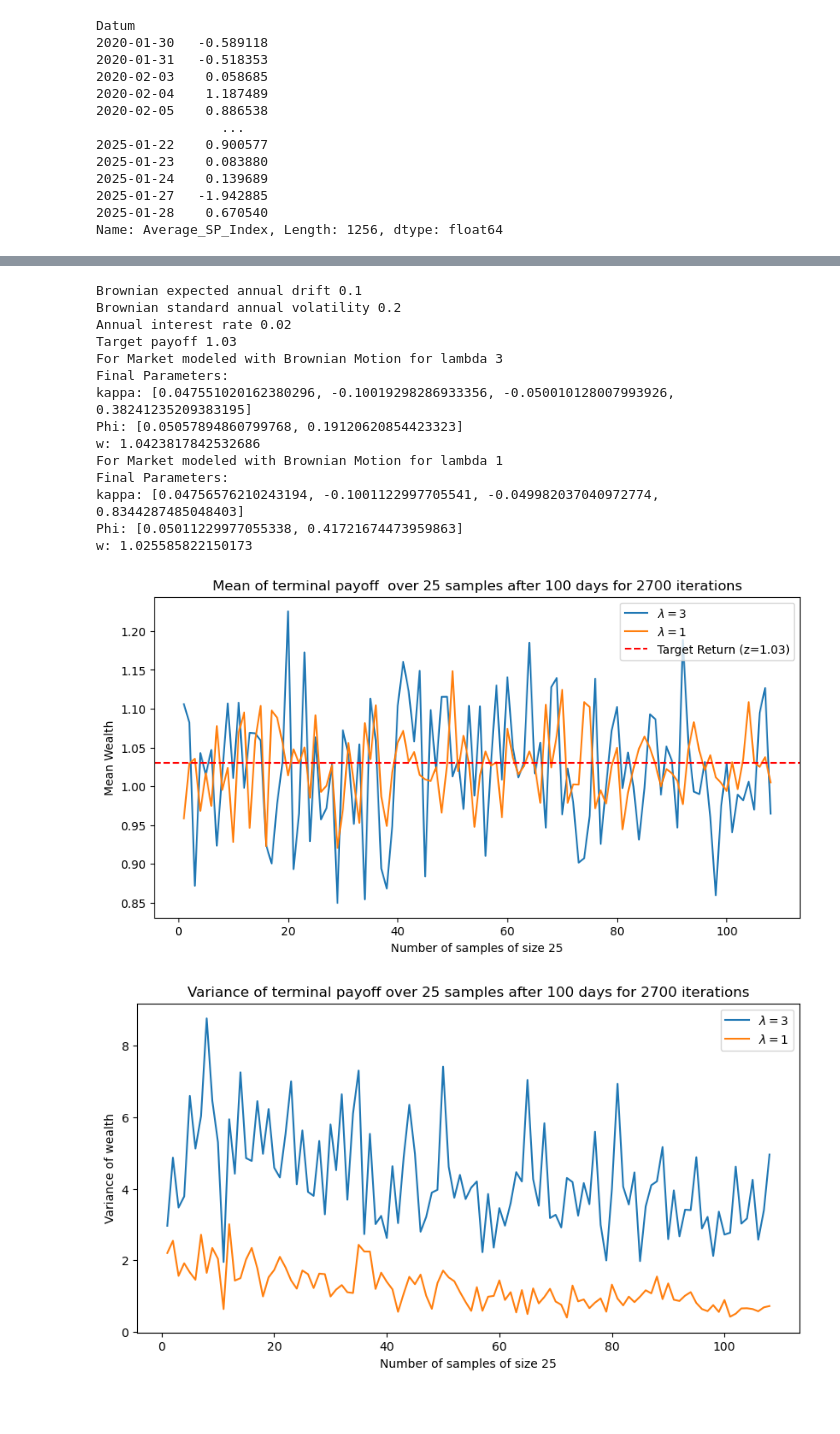
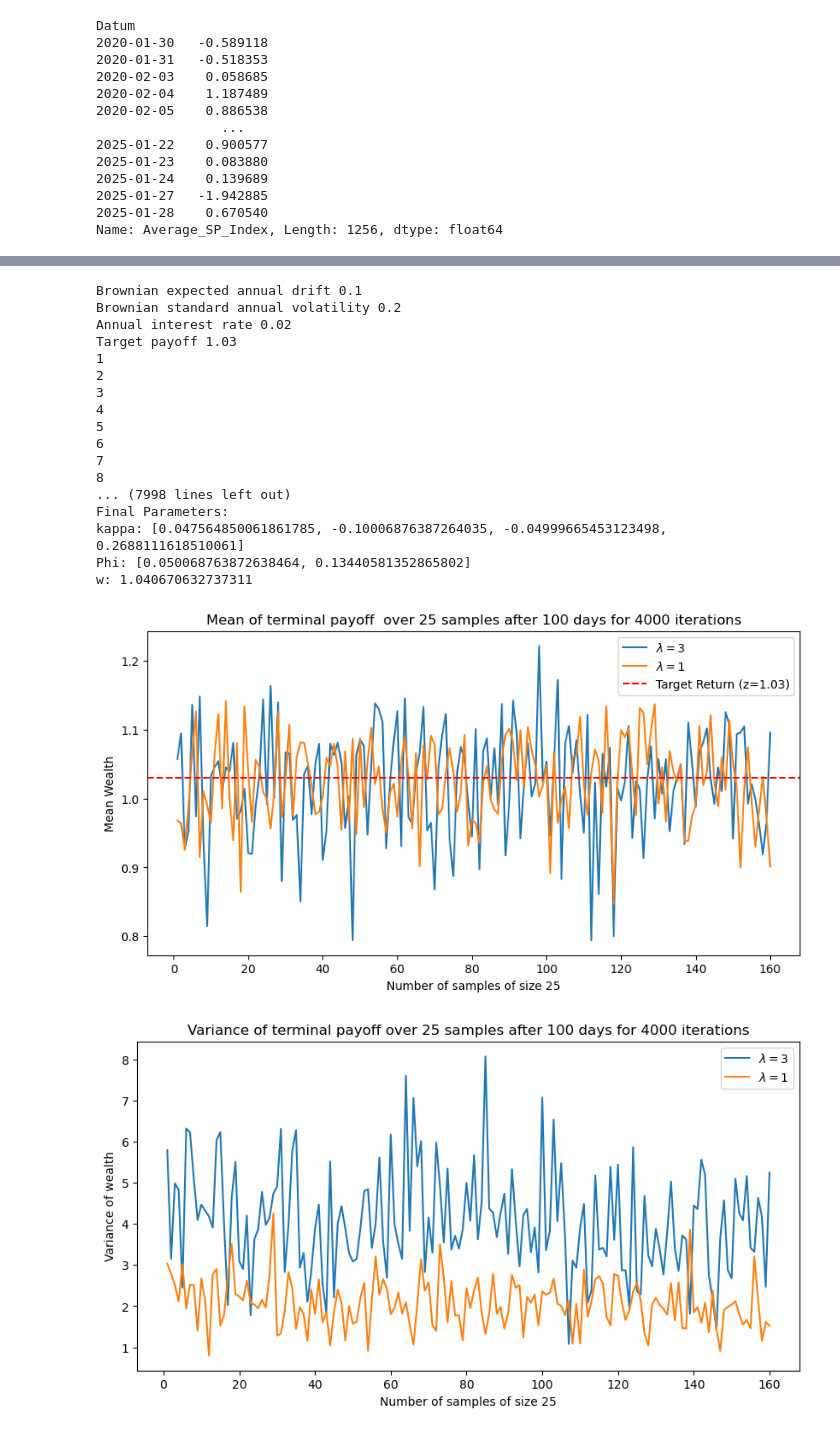
Before and after one commit to oscar10-wq/RL-Mathfin, a Jupyter notebook: RL_algorithm.ipynb, the cells around one changed output, grey strips where cells are left out. Saved outputs shown, nothing was run; the diff lists cells and outputs as text; code cells hidden in the pictures; blank space fills up the shorter version.

```diff
--- a/RL_algorithm.ipynb
+++ b/RL_algorithm.ipynb
@@ -374,7 +370,7 @@ def feasible_target_return(brownian_return, yearly_interest, horizon):
 
 # Hyperparameter tunning ----------------------------------------------------------
 learning_rates = (0.05, 0.000000005, 0.000000005)   # (alpha, eta_kappa, eta_phi)
-num_iterations = 2700
+num_iterations = 4000
 sample_average_size = 25
 
 #Market and Target parameters
@@ -462,51 +458,54 @@ plt.plot(num_trajectories, ratio_risky, linestyle='-', label=rf'$\lambda = {expl
 plt.plot(num_trajectories, ratio_risky2, linestyle='-', label=rf'$\lambda = {exploration_rate_2}$')
 
 plt.xlabel(f"Number of samples of size {int(sample_average_size)}")
-plt.ylabel(f"average risky allocation of wealth")
-plt.title(f"average risky allocation of wealth over {int(sample_average_size)} samples after {int(investment_horizon*1/discretization_dt)} days for {num_iterations} iterations")
+plt.ylabel(f"Average risky allocation of wealth")
+plt.title(f"Average risky allocation of wealth over {int(sample_average_size)} samples after {int(investment_horizon*1/discretization_dt)} days for {num_iterations} iterations")
 plt.legend()
 plt.show()
 
 #--------------------------------------------risky allocations over time ------------------------------------------------------------#
 
 
 
 num_trajectories = list(range(1,len(ratio_risky_over_time) +1))
 plt.figure(figsize=(10, 5))
 plt.plot(num_trajectories, ratio_risky_over_time, linestyle='-',  label=rf'$\lambda = {exploration_rate_1}$')
 plt.plot(num_trajectories, ratio_risky_over_time2, linestyle='-',  label=rf'$\lambda = {exploration_rate_2}$')
 plt.xlabel(f"Number of days")
 plt.ylabel(f"Terminal risky allocation of wealth")
 plt.title(f"Terminal risky allocation of wealth over {int(investment_horizon*1/discretization_dt)} days after {num_iterations} iterations")
 plt.legend()
 plt.show()
 
 
 #--------------------------------------------value function ------------------------------------------------------------#
 
 num_trajectories = list(range(1,len(value_sample) +1))
 plt.figure(figsize=(10, 5))
 plt.plot(num_trajectories, value_sample, linestyle='-', label=rf'$\lambda = {exploration_rate_1}$')
 plt.plot(num_trajectories, value_sample2, linestyle='-', label=rf'$\lambda = {exploration_rate_2}$')
 plt.xlabel(f"Number of samples of size {int(sample_average_size)}")
-plt.ylabel(f"average value function")
-plt.title(f"average value function over {int(sample_average_size)} samples for {num_iterations} iterations after {int(investment_horizon*1/discretization_dt)} days")
+plt.ylabel(f"Average value function")
+plt.title(f"Average value function over {int(sample_average_size)} samples for {num_iterations} iterations after {int(investment_horizon*1/discretization_dt)} days")
 plt.legend()
 plt.show()
 # %% [output]
 Brownian expected annual drift 0.1
 Brownian standard annual volatility 0.2
 Annual interest rate 0.02
 Target payoff 1.03
-For Market modeled with Brownian Motion for lambda 3
+1
+2
+3
+4
+5
+6
+7
+8
+... (7998 lines left out)
 Final Parameters:
-kappa: [0.047551020162380296, -0.10019298286933356, -0.050010128007993926, 0.38241235209383195]
-Phi: [0.05057894860799768, 0.19120620854423323]
-w: 1.0423817842532686
-For Market modeled with Brownian Motion for lambda 1
-Final Parameters:
-kappa: [0.04756576210243194, -0.1001122997705541, -0.049982037040972774, 0.8344287485048403]
-Phi: [0.05011229977055338, 0.41721674473959863]
-w: 1.025585822150173
+kappa: [0.047564850061861785, -0.10006876387264035, -0.04999665453123498, 0.2688111618510061]
+Phi: [0.050068763872638464, 0.13440581352865802]
+w: 1.040670632737311
-[figure, old version]
+[figure, new version]
-[figure, old version]
+[figure, new version]
```
Also changed, not shown: parts of 15 cells of this notebook.
